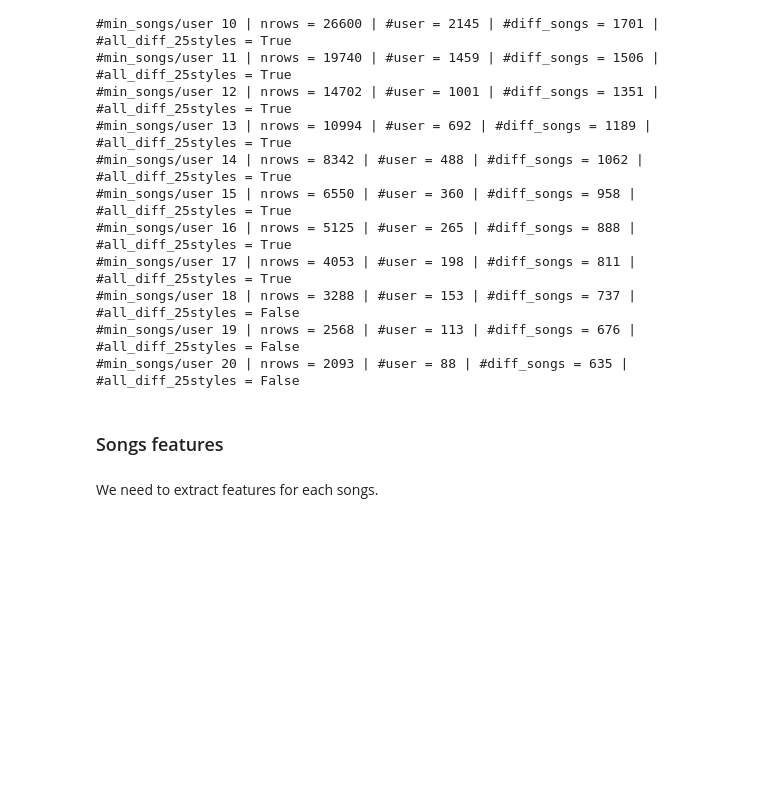
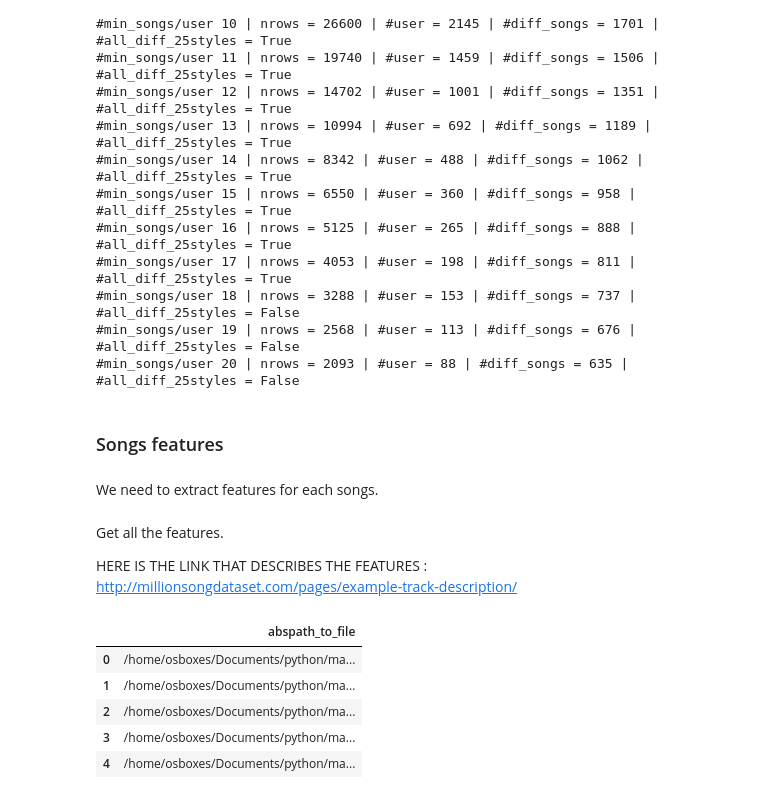
Before and after one commit to poupeaua/music-recommendation, a Jupyter notebook: src/music_recommendation.ipynb, the cells around one changed output. Saved outputs shown, nothing was run; the diff lists cells and outputs as text; code cells hidden in the pictures; blank space fills up the shorter version.

```diff
--- a/src/music_recommendation.ipynb
+++ b/src/music_recommendation.ipynb
@@ -232,2 +251,14 @@ db_track_metadata.execute("SELECT * FROM sqlite_master").fetchall()
+# %% [markdown]
+Get all the features.
+
+HERE IS THE LINK THAT DESCRIBES THE FEATURES : http://millionsongdataset.com/pages/example-track-description/
 # %%
-df_track_info_cur = pd.read_csv(os.path.join(project_abspath, "data/UserTasteFiltered/df_tracks_info.txt"))
+df_paths_to_songs = pd.read_csv(os.path.join(project_abspath, "data/SongsFeatures/df_abspath_to_features.txt"))
+df_paths_to_songs.head()
+# %% [output]
+|  | abspath_to_file |
+| 0 | /home/osboxes/Documents/python/ma... |
+| 1 | /home/osboxes/Documents/python/ma... |
+| 2 | /home/osboxes/Documents/python/ma... |
+| 3 | /home/osboxes/Documents/python/ma... |
+| 4 | /home/osboxes/Documents/python/ma... |
```
Also changed, not shown: parts of 8 cells of this notebook, 3 other files.
